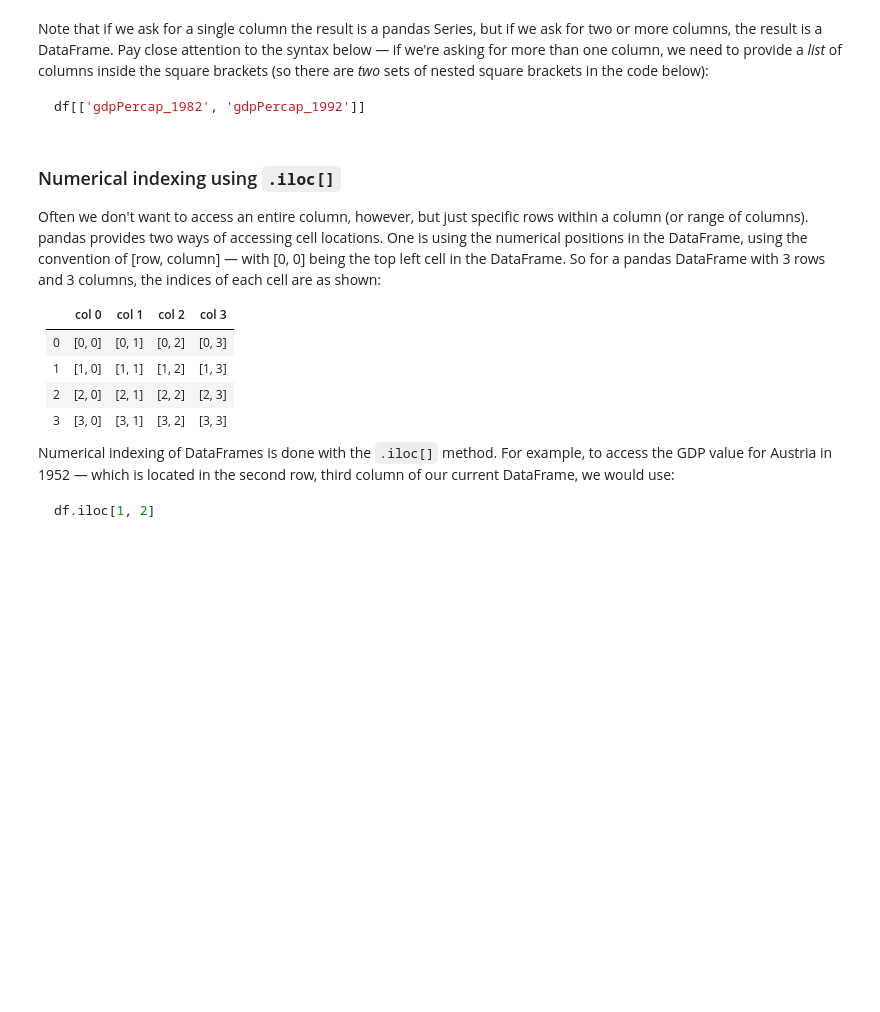
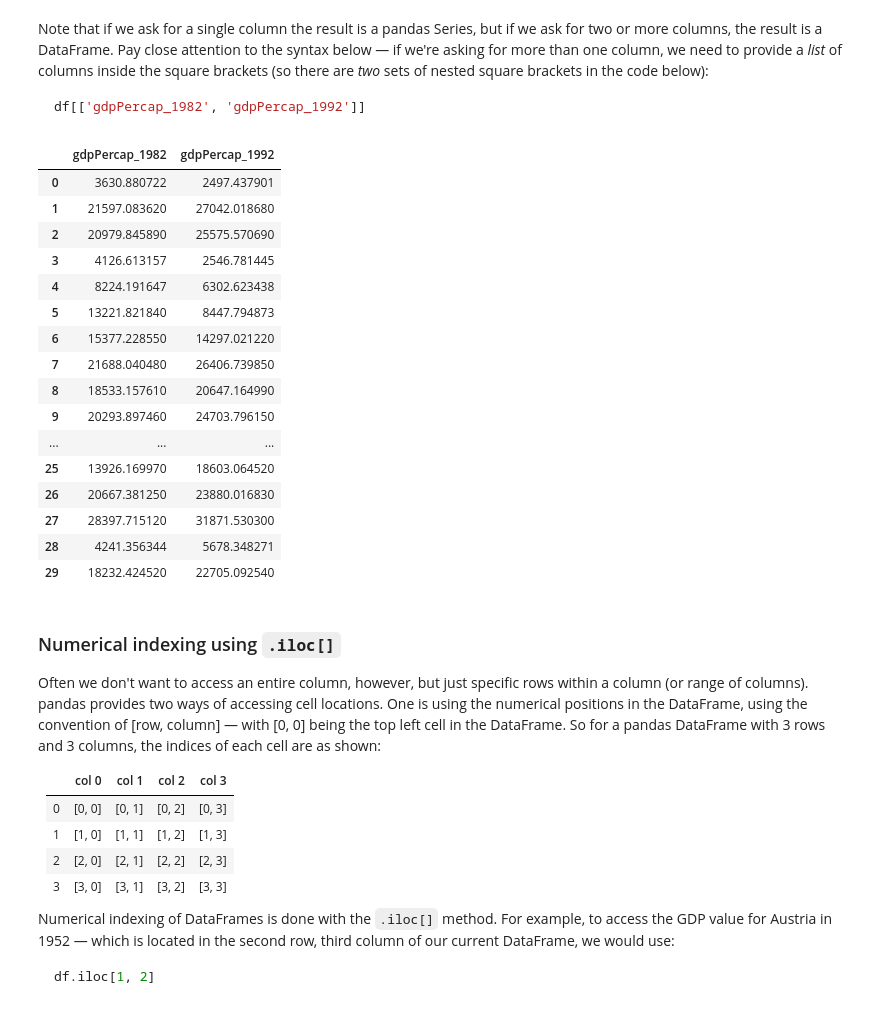
Before and after one commit to neurolawal/python_intro, a Jupyter notebook: 08 - pandas DataFrames/pandas-dataframes.ipynb, the cells around one changed output. Cells and saved outputs as stored; diff of their text form; code cells hidden in the pictures; blank space fills up the shorter version.

```diff
--- a/08 - pandas DataFrames/pandas-dataframes.ipynb
+++ b/08 - pandas DataFrames/pandas-dataframes.ipynb
@@ -117,6 +191,26 @@ Note that if we ask for a single column the result is a pandas Series, but if we
 ~~~python
 df[['gdpPercap_1982', 'gdpPercap_1992']]
 ~~~
+# %%
+df[['gdpPercap_1982', 'gdpPercap_1992']]
+# %% [output]
+|  | gdpPercap_1982 | gdpPercap_1992 |
+| 0 | 3630.880722 | 2497.437901 |
+| 1 | 21597.083620 | 27042.018680 |
+| 2 | 20979.845890 | 25575.570690 |
+| 3 | 4126.613157 | 2546.781445 |
+| 4 | 8224.191647 | 6302.623438 |
+| 5 | 13221.821840 | 8447.794873 |
+| 6 | 15377.228550 | 14297.021220 |
+| 7 | 21688.040480 | 26406.739850 |
+| 8 | 18533.157610 | 20647.164990 |
+| 9 | 20293.897460 | 24703.796150 |
+| ... | ... | ... |
+| 25 | 13926.169970 | 18603.064520 |
+| 26 | 20667.381250 | 23880.016830 |
+| 27 | 28397.715120 | 31871.530300 |
+| 28 | 4241.356344 | 5678.348271 |
+| 29 | 18232.424520 | 22705.092540 |
 # %% [markdown]
 ### Numerical indexing using `.iloc[]`
 
```
Also changed, not shown: parts of 13 cells of this notebook.
